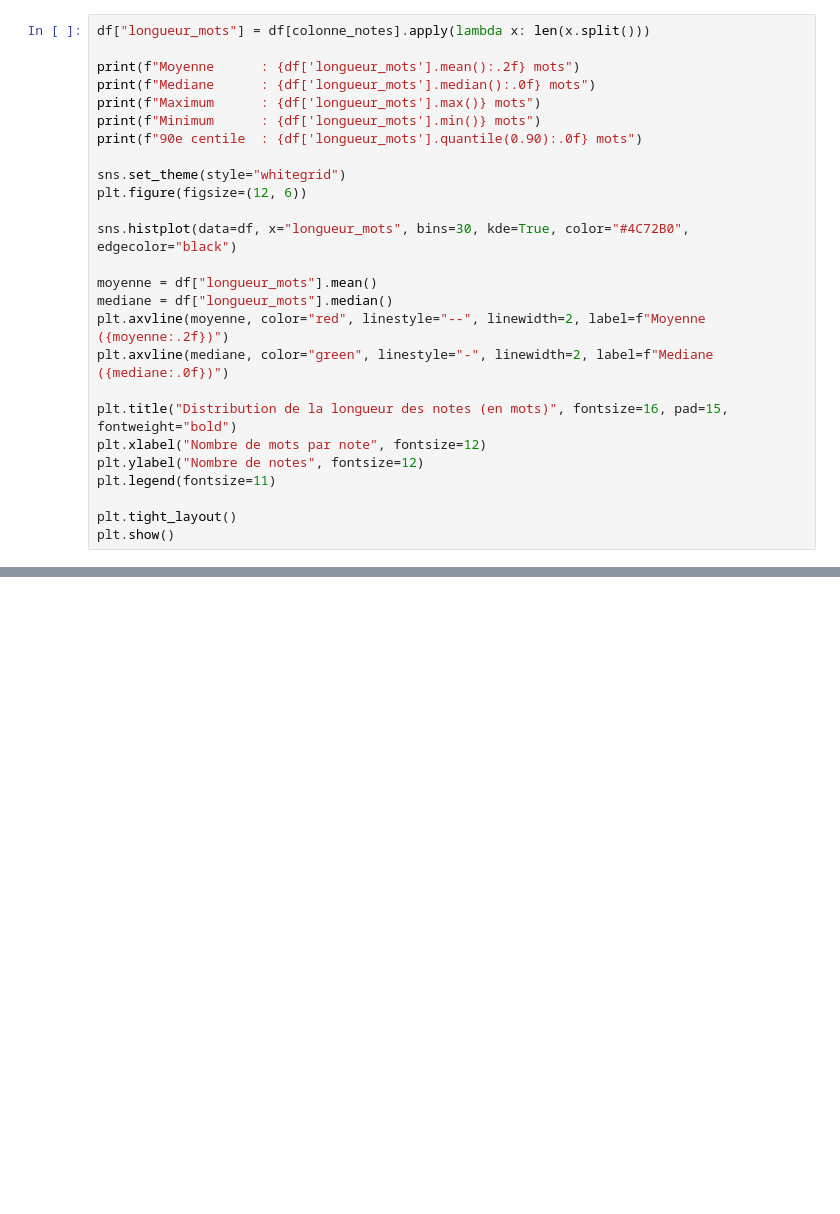
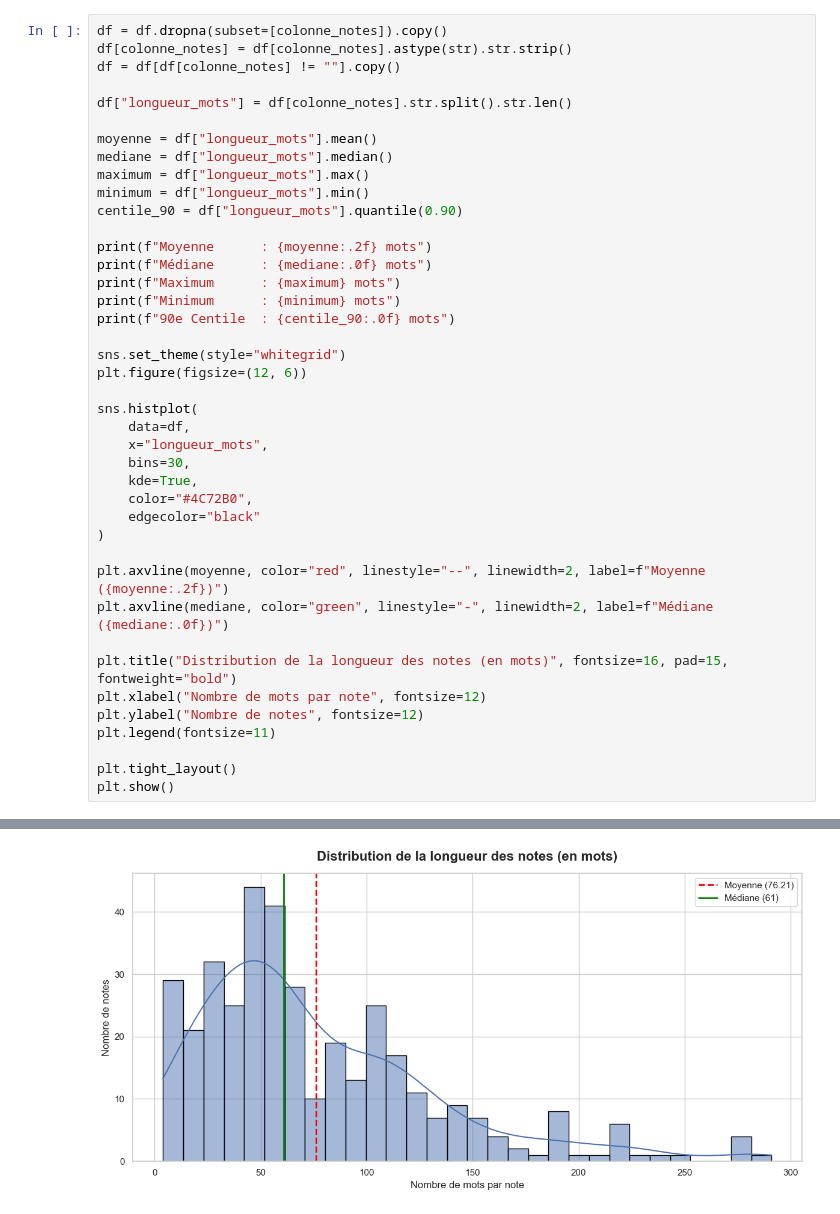
Before and after one commit to roniybaykar/projet-dereev, a Jupyter notebook: notebooks/eda.ipynb, the cells around one changed output, grey strips where cells are left out. Saved outputs shown, nothing was run; the diff lists cells and outputs as text; blank space fills up the shorter version.

```diff
--- a/notebooks/eda.ipynb
+++ b/notebooks/eda.ipynb
@@ -81,21 +70,36 @@ plt.show()
 # %%
-df["longueur_mots"] = df[colonne_notes].apply(lambda x: len(x.split()))
+df = df.dropna(subset=[colonne_notes]).copy()
+df[colonne_notes] = df[colonne_notes].astype(str).str.strip()
+df = df[df[colonne_notes] != ""].copy()
 
-print(f"Moyenne      : {df['longueur_mots'].mean():.2f} mots")
-print(f"Mediane      : {df['longueur_mots'].median():.0f} mots")
-print(f"Maximum      : {df['longueur_mots'].max()} mots")
-print(f"Minimum      : {df['longueur_mots'].min()} mots")
-print(f"90e centile  : {df['longueur_mots'].quantile(0.90):.0f} mots")
+df["longueur_mots"] = df[colonne_notes].str.split().str.len()
+
+moyenne = df["longueur_mots"].mean()
+mediane = df["longueur_mots"].median()
+maximum = df["longueur_mots"].max()
+minimum = df["longueur_mots"].min()
+centile_90 = df["longueur_mots"].quantile(0.90)
+
+print(f"Moyenne      : {moyenne:.2f} mots")
+print(f"Médiane      : {mediane:.0f} mots")
+print(f"Maximum      : {maximum} mots")
+print(f"Minimum      : {minimum} mots")
+print(f"90e Centile  : {centile_90:.0f} mots")
 
 sns.set_theme(style="whitegrid")
 plt.figure(figsize=(12, 6))
 
-sns.histplot(data=df, x="longueur_mots", bins=30, kde=True, color="#4C72B0", edgecolor="black")
+sns.histplot(
+    data=df,
+    x="longueur_mots",
+    bins=30,
+    kde=True,
+    color="#4C72B0",
+    edgecolor="black"
+)
 
-moyenne = df["longueur_mots"].mean()
-mediane = df["longueur_mots"].median()
 plt.axvline(moyenne, color="red", linestyle="--", linewidth=2, label=f"Moyenne ({moyenne:.2f})")
-plt.axvline(mediane, color="green", linestyle="-", linewidth=2, label=f"Mediane ({mediane:.0f})")
+plt.axvline(mediane, color="green", linestyle="-", linewidth=2, label=f"Médiane ({mediane:.0f})")
 
 plt.title("Distribution de la longueur des notes (en mots)", fontsize=16, pad=15, fontweight="bold")
 plt.xlabel("Nombre de mots par note", fontsize=12)
@@ -104,3 +108,4 @@ plt.legend(fontsize=11)
 
 plt.tight_layout()
 plt.show()
+# %% [output]
@@ -106,0 +117 @@ plt.show()
+[figure, added]
```
Also changed, not shown: parts of 7 cells of this notebook, 6 other files.
